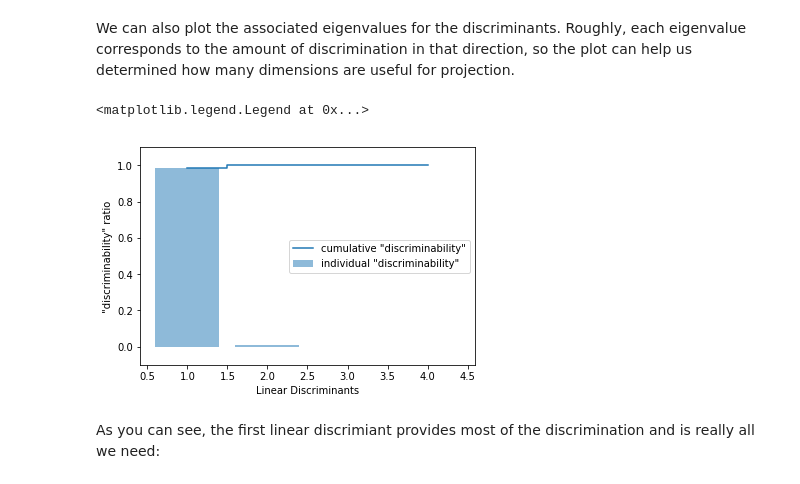
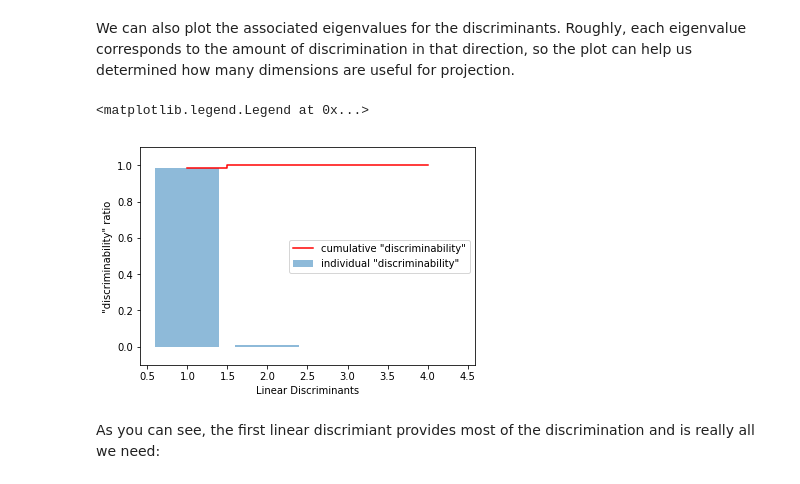
Before and after one commit to mc-robinson/ml_notebooks, a Jupyter notebook: LDA&QDA.ipynb, the cells around one changed output. Cells and saved outputs as stored; diff of their text form; code cells hidden in the pictures.

```diff
--- a/LDA&QDA.ipynb
+++ b/LDA&QDA.ipynb
@@ -430,20 +430,20 @@ We can also plot the associated eigenvalues for the discriminants. Roughly, each
 # %%
 evals = lda.get_eigenvalues()
 tot = sum(evals)
 discr = [(i / tot) for i in sorted(evals, reverse=True)]
 cum_discr = np.cumsum(discr)
 
 plt.bar(range(1,len(evals)+1), discr, alpha=0.5, align='center',
         label='individual "discriminability"')
 plt.step(range(1,len(evals)+1), cum_discr, where='mid',
-         label='cumulative "discriminability"')
+         label='cumulative "discriminability"',c='r')
 plt.ylabel('"discriminability" ratio')
 plt.xlabel('Linear Discriminants')
 plt.ylim([-0.1, 1.1])
 plt.legend(loc='best')
 # %% [output]
 <matplotlib.legend.Legend at 0x...>
-[figure, old version]
+[figure, new version]
 # %% [markdown]
 As you can see, the first linear discrimiant provides most of the discrimination and is really all we need:
 # %%
```
Also changed, not shown: parts of 23 cells of this notebook.
